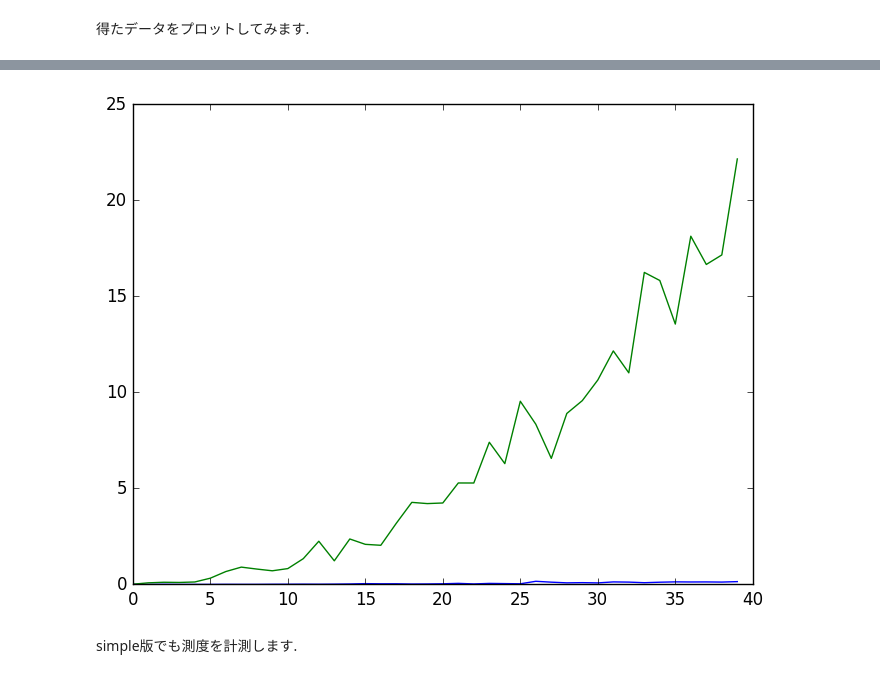
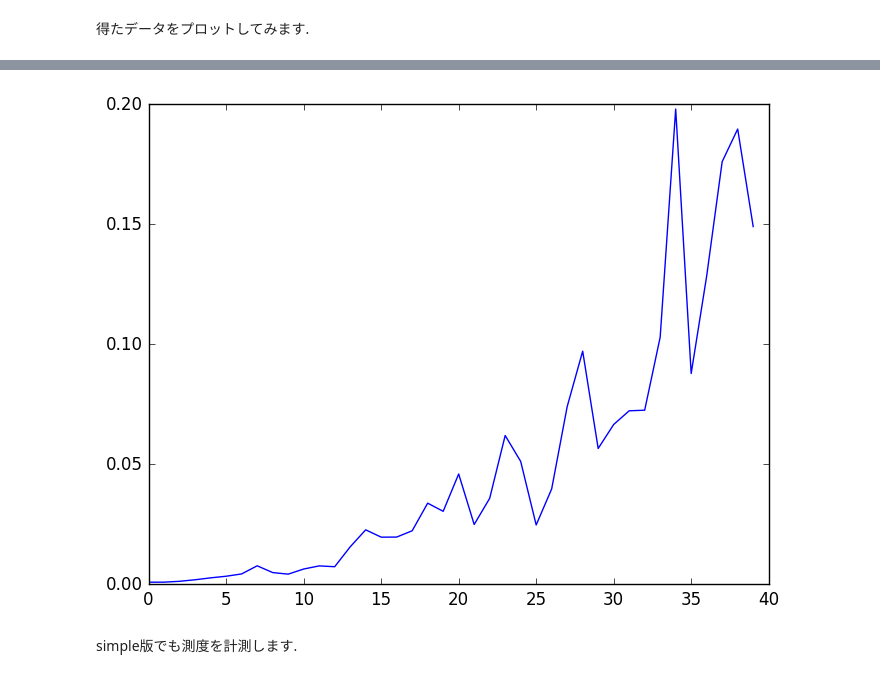
Before and after one commit to nswa17/DA.jl, a Jupyter notebook: DA.ipynb, the cells around one changed output, grey strips where cells are left out. Cells and saved outputs as stored; diff of their text form; code cells hidden in the pictures.

```diff
--- a/DA.ipynb
+++ b/DA.ipynb
@@ -408,50 +441,49 @@ end
 # %%
-k2 = "0.001232 seconds (16.01 k allocations: 844.313 KB)
-  0.001386 seconds (27.02 k allocations: 1.329 MB)
-  0.008722 seconds (22.03 k allocations: 1.268 MB, 86.22% gc time)
-  0.001670 seconds (29.03 k allocations: 1.727 MB)
-  0.002497 seconds (47.03 k allocations: 2.826 MB)
-  0.002255 seconds (40.04 k allocations: 2.644 MB)
-  0.005837 seconds (67.05 k allocations: 4.430 MB)
-  0.003987 seconds (55.05 k allocations: 4.019 MB)
-  0.004125 seconds (72.06 k allocations: 5.348 MB)
-  0.009130 seconds (95.06 k allocations: 7.363 MB, 31.07% gc time)
-  0.010953 seconds (136.07 k allocations: 10.279 MB)
-  0.013867 seconds (99.08 k allocations: 8.236 MB, 31.58% gc time)
-  0.011239 seconds (102.08 k allocations: 8.985 MB)
-  0.016078 seconds (134.09 k allocations: 12.801 MB, 23.05% gc time)
-  0.024595 seconds (172.09 k allocations: 16.160 MB)
-  0.042064 seconds (213.10 k allocations: 21.212 MB, 37.95% gc time)
-  0.033504 seconds (180.10 k allocations: 18.421 MB, 17.29% gc time)
-  0.034329 seconds (213.11 k allocations: 22.513 MB, 18.30% gc time)
-  0.021761 seconds (186.12 k allocations: 19.021 MB, 24.86% gc time)
-  0.025700 seconds (210.12 k allocations: 23.738 MB, 21.16% gc time)
-  0.033920 seconds (277.13 k allocations: 32.331 MB, 31.64% gc time)
-  0.056235 seconds (379.13 k allocations: 45.410 MB, 24.10% gc time)
-  0.027112 seconds (229.14 k allocations: 27.422 MB, 20.24% gc time)
-  0.053693 seconds (386.15 k allocations: 61.107 MB, 29.36% gc time)
-  0.043951 seconds (277.15 k allocations: 43.424 MB, 28.61% gc time)
-  0.033647 seconds (235.16 k allocations: 36.682 MB, 17.09% gc time)
-  0.164228 seconds (418.17 k allocations: 65.417 MB, 17.07% gc time)
-  0.118690 seconds (369.17 k allocations: 58.568 MB, 33.72% gc time)
-  0.083083 seconds (427.18 k allocations: 67.695 MB, 24.85% gc time)
-  0.093146 seconds (496.18 k allocations: 74.853 MB, 24.65% gc time)
-  0.080496 seconds (279.19 k allocations: 44.994 MB, 29.43% gc time)
-  0.131848 seconds (414.19 k allocations: 75.323 MB, 21.68% gc time)
-  0.121672 seconds (493.20 k allocations: 89.715 MB, 28.97% gc time)
-  0.090460 seconds (451.21 k allocations: 82.485 MB, 26.21% gc time)
-  0.116191 seconds (621.21 k allocations: 113.280 MB, 25.54% gc time)
-  0.133970 seconds (619.22 k allocations: 115.083 MB, 28.09% gc time)
-  0.128574 seconds (610.23 k allocations: 114.216 MB, 29.64% gc time)
-  0.131007 seconds (652.23 k allocations: 119.987 MB, 24.16% gc time)
-  0.123505 seconds (580.24 k allocations: 109.369 MB, 30.23% gc time)
-  0.146922 seconds (686.24 k allocations: 143.040 MB, 28.83% gc time)"
+k2 = " 0.000931 seconds (14.01 k allocations: 750.563 KB)
+  0.000957 seconds (18.02 k allocations: 985.500 KB)
+  0.001312 seconds (24.02 k allocations: 1.299 MB)
+  0.001952 seconds (35.03 k allocations: 2.001 MB)
+  0.002749 seconds (46.03 k allocations: 2.719 MB)
+  0.003422 seconds (56.04 k allocations: 3.636 MB)
+  0.004385 seconds (63.05 k allocations: 4.048 MB)
+  0.007769 seconds (63.05 k allocations: 4.630 MB, 49.62% gc time)
+  0.004949 seconds (71.06 k allocations: 5.210 MB)
+  0.004288 seconds (65.06 k allocations: 5.258 MB)
+  0.006425 seconds (85.07 k allocations: 6.617 MB)
+  0.007728 seconds (74.08 k allocations: 6.481 MB, 31.38% gc time)
+  0.007383 seconds (105.08 k allocations: 9.336 MB)
+  0.015663 seconds (160.09 k allocations: 14.709 MB, 20.79% gc time)
+  0.022754 seconds (169.09 k allocations: 15.610 MB, 29.25% gc time)
+  0.019703 seconds (198.10 k allocations: 19.336 MB)
+  0.019738 seconds (134.10 k allocations: 13.691 MB, 28.81% gc time)
+  0.022365 seconds (181.11 k allocations: 18.851 MB, 24.45% gc time)
+  0.033865 seconds (245.12 k allocations: 25.673 MB, 16.76% gc time)
+  0.030471 seconds (244.12 k allocations: 27.248 MB, 17.19% gc time)
+  0.046028 seconds (262.13 k allocations: 29.965 MB, 25.92% gc time)
+  0.024981 seconds (201.13 k allocations: 23.926 MB, 21.84% gc time)
+  0.035885 seconds (296.14 k allocations: 35.082 MB, 16.36% gc time)
+  0.062064 seconds (410.15 k allocations: 63.610 MB, 24.60% gc time)
+  0.051262 seconds (316.15 k allocations: 48.902 MB, 29.87% gc time)
+  0.024780 seconds (172.16 k allocations: 27.786 MB, 25.54% gc time)
+  0.039818 seconds (293.17 k allocations: 46.725 MB, 25.64% gc time)
+  0.074092 seconds (453.17 k allocations: 67.174 MB, 20.40% gc time)
+  0.097192 seconds (515.18 k allocations: 78.498 MB, 22.08% gc time)
+  0.056652 seconds (370.18 k allocations: 59.198 MB, 18.52% gc time)
+  0.066648 seconds (368.19 k allocations: 57.338 MB, 26.43% gc time)
+  0.072351 seconds (404.19 k allocations: 74.438 MB, 23.31% gc time)
+  0.072605 seconds (383.20 k allocations: 71.191 MB, 28.22% gc time)
+  0.103042 seconds (535.21 k allocations: 96.584 MB, 23.62% gc time)
+  0.198075 seconds (765.21 k allocations: 139.647 MB, 21.58% gc time)
+  0.087888 seconds (421.22 k allocations: 74.342 MB, 25.63% gc time)
+  0.128518 seconds (531.23 k allocations: 99.827 MB, 21.67% gc time)
+  0.176163 seconds (554.23 k allocations: 102.744 MB, 20.51% gc time)
+  0.189753 seconds (697.24 k allocations: 122.507 MB, 19.74% gc time)
+  0.149114 seconds (729.24 k allocations: 146.580 MB, 22.64% gc time)"
 
 plot(get_seconds(k2))
-plot(get_seconds(k1))
 legend()
 # %% [output]
-[figure, old version]
+[figure, new version]
 # %% [markdown]
 simple版でも測度を計測します.
 # %%
```
Also changed, not shown: parts of 20 cells of this notebook, 2 other files.
